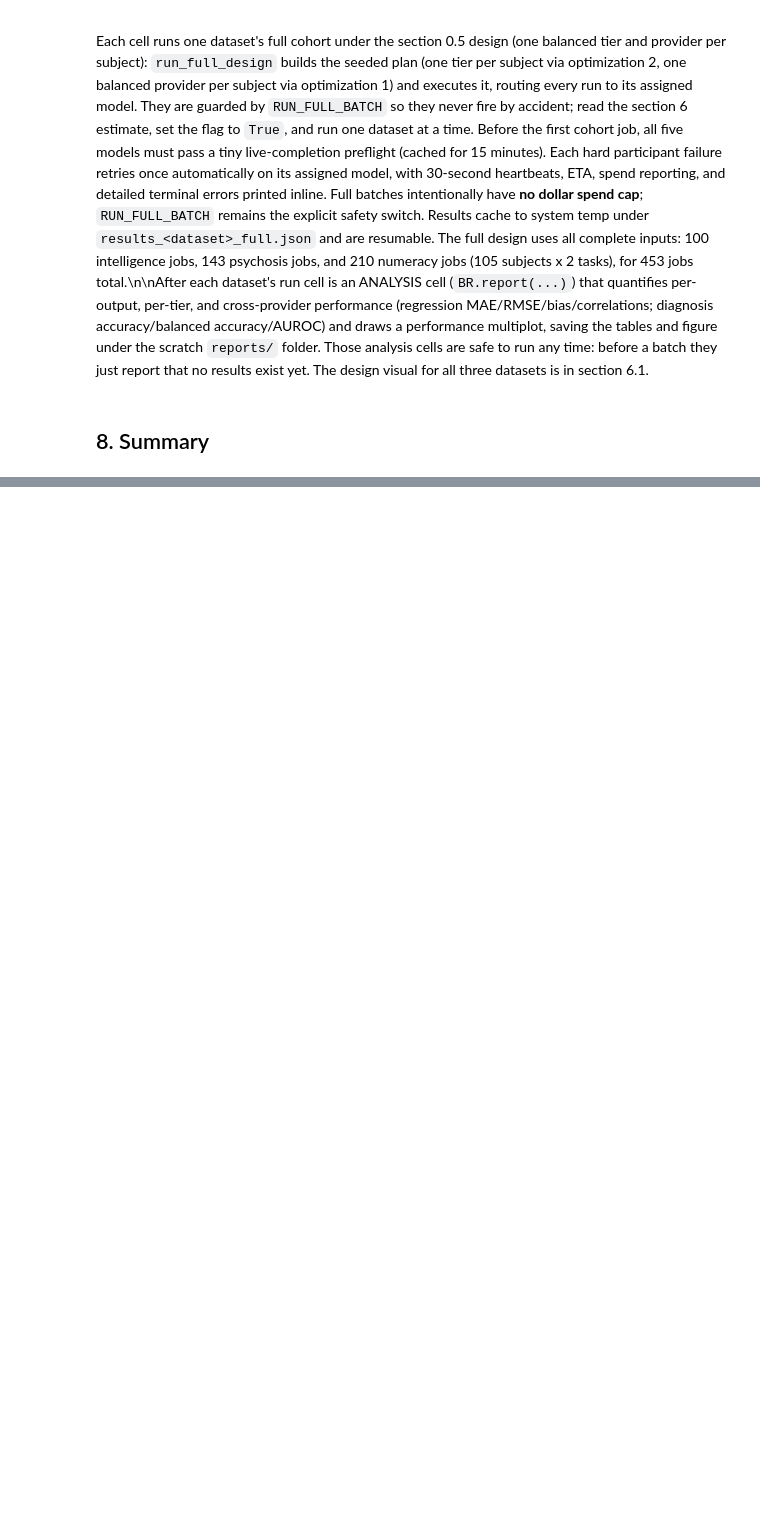
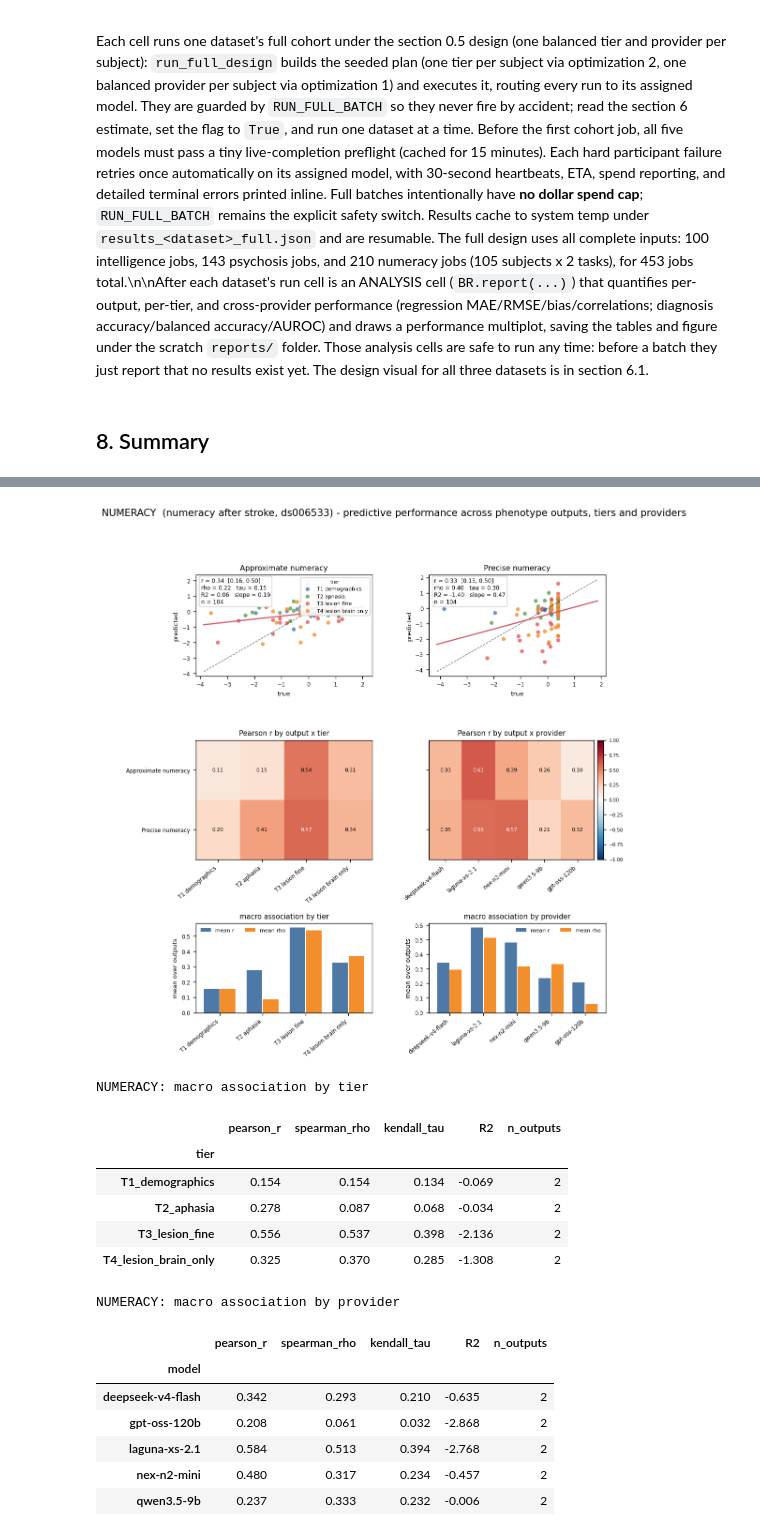
Before and after one commit to stvsever/multi_agent_decision_support_system, a Jupyter notebook: validation/validation_with_openneuro_datasets.ipynb, the cells around one changed output, grey strips where cells are left out. Drawn from its saved outputs; the diff is of its cells as text; code cells hidden in the pictures; blank space fills up the shorter version.

```diff
--- a/validation/validation_with_openneuro_datasets.ipynb
+++ b/validation/validation_with_openneuro_datasets.ipynb
@@ -1265,0 +1436,25 @@ print("\nPress each dataset's SUBSET cell above to run its 2-subject smoke test
+# %%
+_dk = "NUMERACY"
+_long_d = long[long.dataset == _dk]
+_ = FA.fig_dataset_performance(_dk, _long_d, out_dir=FIGS)
+print(f"{_dk}: macro association by tier")
+display(FA.macro_association(_long_d, "tier"))
+print(f"{_dk}: macro association by provider")
+display(FA.macro_association(_long_d, "model"))
+# %% [output]
+[figure, added]
+NUMERACY: macro association by tier
+|  | pearson_r | spearman_rho | kendall_tau | R2 | n_outputs |
+| tier |  |  |  |  |  |
+| T1_demographics | 0.154 | 0.154 | 0.134 | -0.069 | 2 |
+| T2_aphasia | 0.278 | 0.087 | 0.068 | -0.034 | 2 |
+| T3_lesion_fine | 0.556 | 0.537 | 0.398 | -2.136 | 2 |
+| T4_lesion_brain_only | 0.325 | 0.370 | 0.285 | -1.308 | 2 |
+NUMERACY: macro association by provider
+|  | pearson_r | spearman_rho | kendall_tau | R2 | n_outputs |
+| model |  |  |  |  |  |
+| deepseek-v4-flash | 0.342 | 0.293 | 0.210 | -0.635 | 2 |
+| gpt-oss-120b | 0.208 | 0.061 | 0.032 | -2.868 | 2 |
+| laguna-xs-2.1 | 0.584 | 0.513 | 0.394 | -2.768 | 2 |
+| nex-n2-mini | 0.480 | 0.317 | 0.234 | -0.457 | 2 |
+| qwen3.5-9b | 0.237 | 0.333 | 0.232 | -0.006 | 2 |
```
Also changed, not shown: parts of 18 cells of this notebook, 8 other files.
